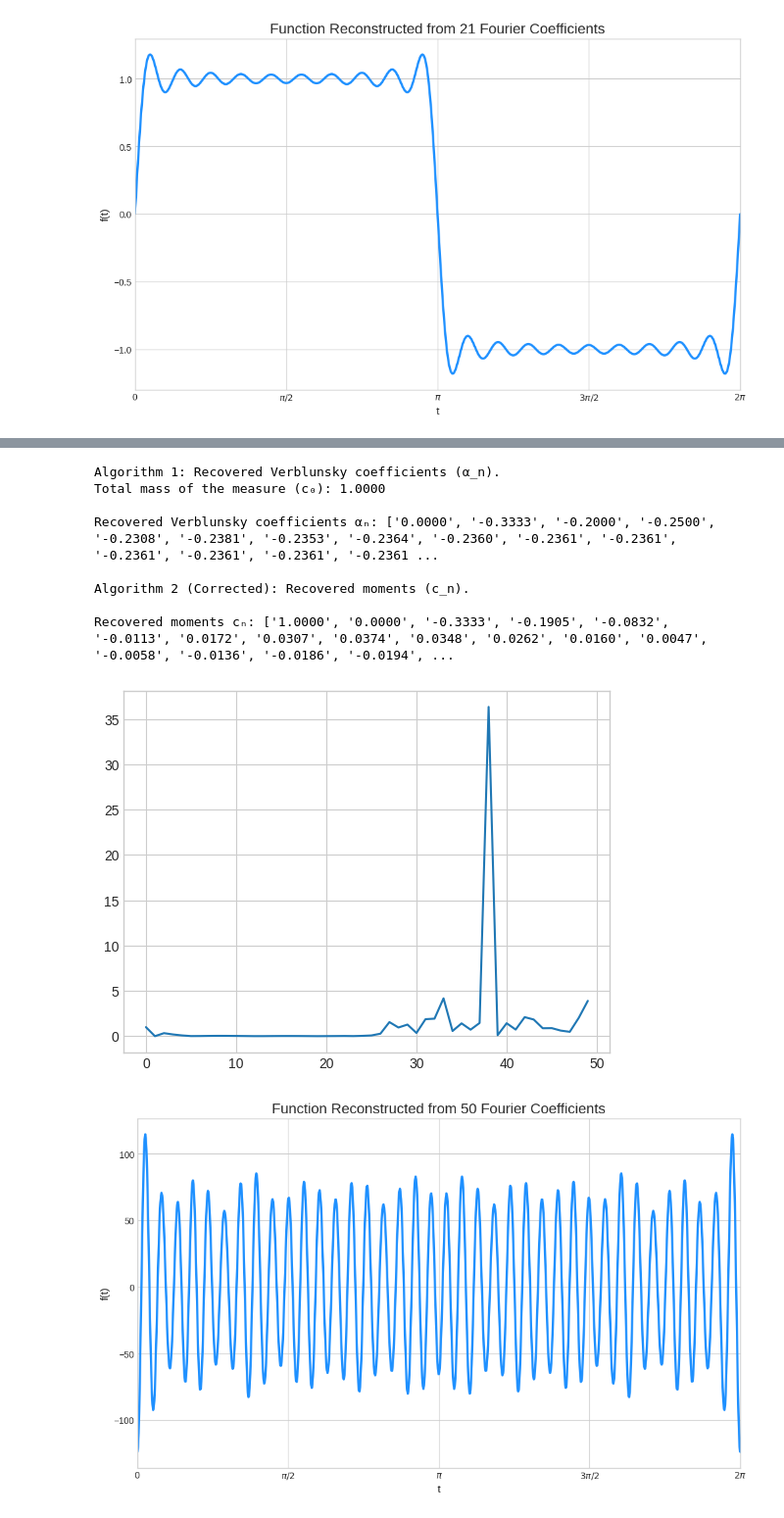
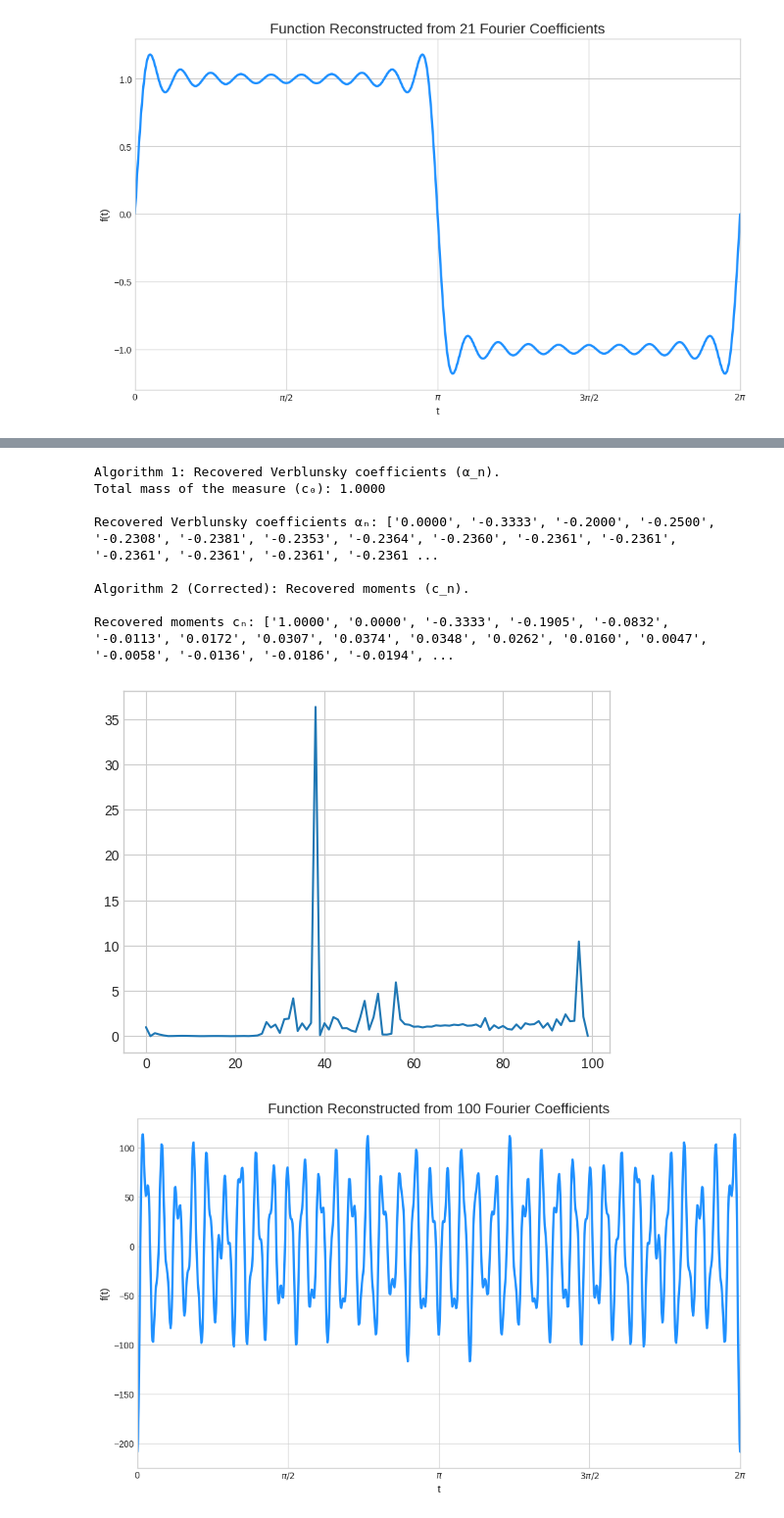
Before and after one commit to yzhang-math/Non-Linear-Fourier-Transform, a Jupyter notebook: notebooks/directspectral.ipynb, the cells around one changed output, grey strips where cells are left out. Shown at 98% size. Saved outputs shown, nothing was run; the diff lists cells and outputs as text; code cells hidden in the pictures.

```diff
--- a/notebooks/directspectral.ipynb
+++ b/notebooks/directspectral.ipynb
@@ -327,24 +330,24 @@ n | Recovered αₙ | Expected αₙ
 # %%
-num_terms = 50
+num_terms = 100
 fibo = [1, 1]
 for i in range(num_terms-2):
     fibo.append(fibo[-1] + fibo[-2])
 #fibo = [(n + 1) * (n + 2) / 2 for n in range(num_terms)]
 #fibo = [1+4*n**2 for n in range(num_terms)]
 alpha_coeffs, c0 = recover_verblunsky_coeffs(fibo)
 print(f"\nRecovered Verblunsky coefficients αₙ: {[f'{a:.4f}' for a in alpha_coeffs]}")
 moments = recover_moments(fibo, num_moments=num_terms)
 plt.plot([abs(z) for z in moments])
 print(f"\nRecovered moments cₙ: {[f'{m:.4f}' for m in moments]}")
 plot_fourier_series(moments)
 # %% [output]
 Algorithm 1: Recovered Verblunsky coefficients (α_n).
 Total mass of the measure (c₀): 1.0000
 
 Recovered Verblunsky coefficients αₙ: ['0.0000', '-0.3333', '-0.2000', '-0.2500', '-0.2308', '-0.2381', '-0.2353', '-0.2364', '-0.2360', '-0.2361', '-0.2361', '-0.2361', '-0.2361', '-0.2361', '-0.2361 ...
 
 Algorithm 2 (Corrected): Recovered moments (c_n).
 
 Recovered moments cₙ: ['1.0000', '0.0000', '-0.3333', '-0.1905', '-0.0832', '-0.0113', '0.0172', '0.0307', '0.0374', '0.0348', '0.0262', '0.0160', '0.0047', '-0.0058', '-0.0136', '-0.0186', '-0.0194', ...
-[figure, old version]
+[figure, new version]
-[figure, old version]
+[figure, new version]
```
Also changed, not shown: parts of 2 cells of this notebook.
